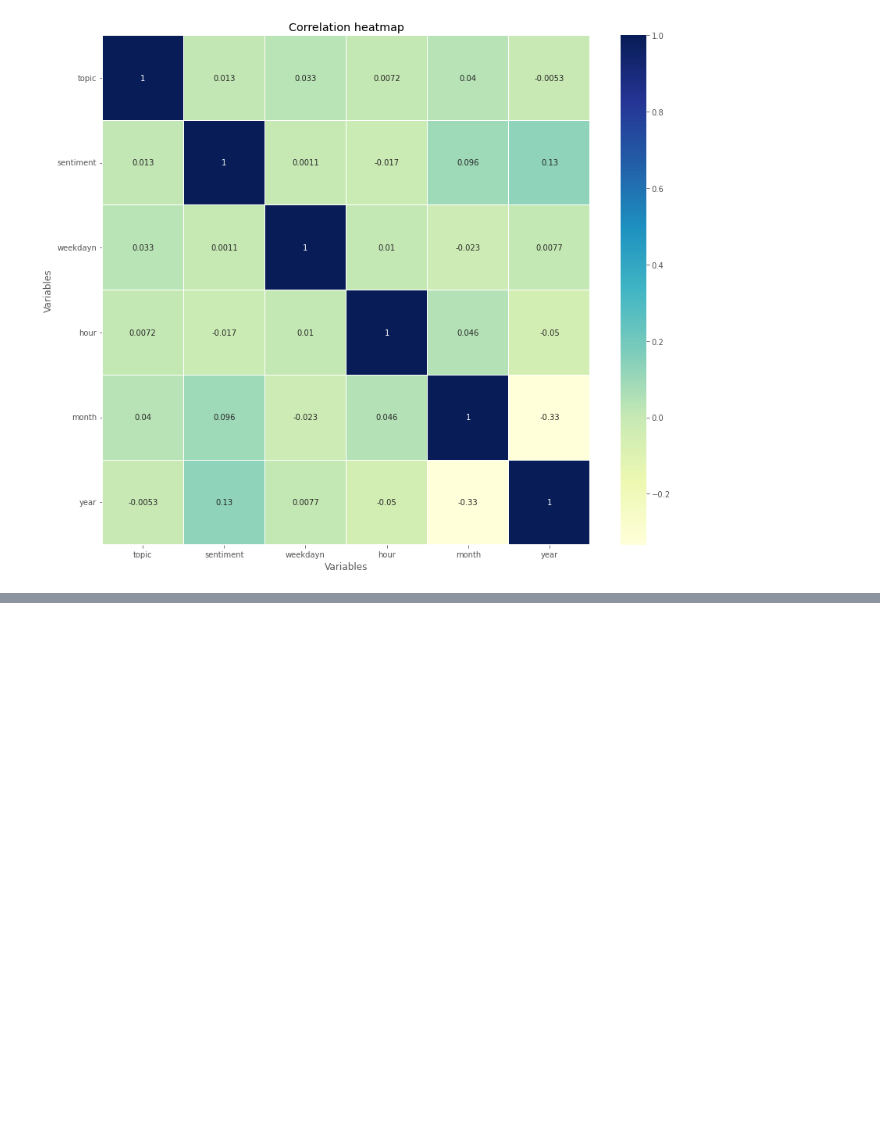
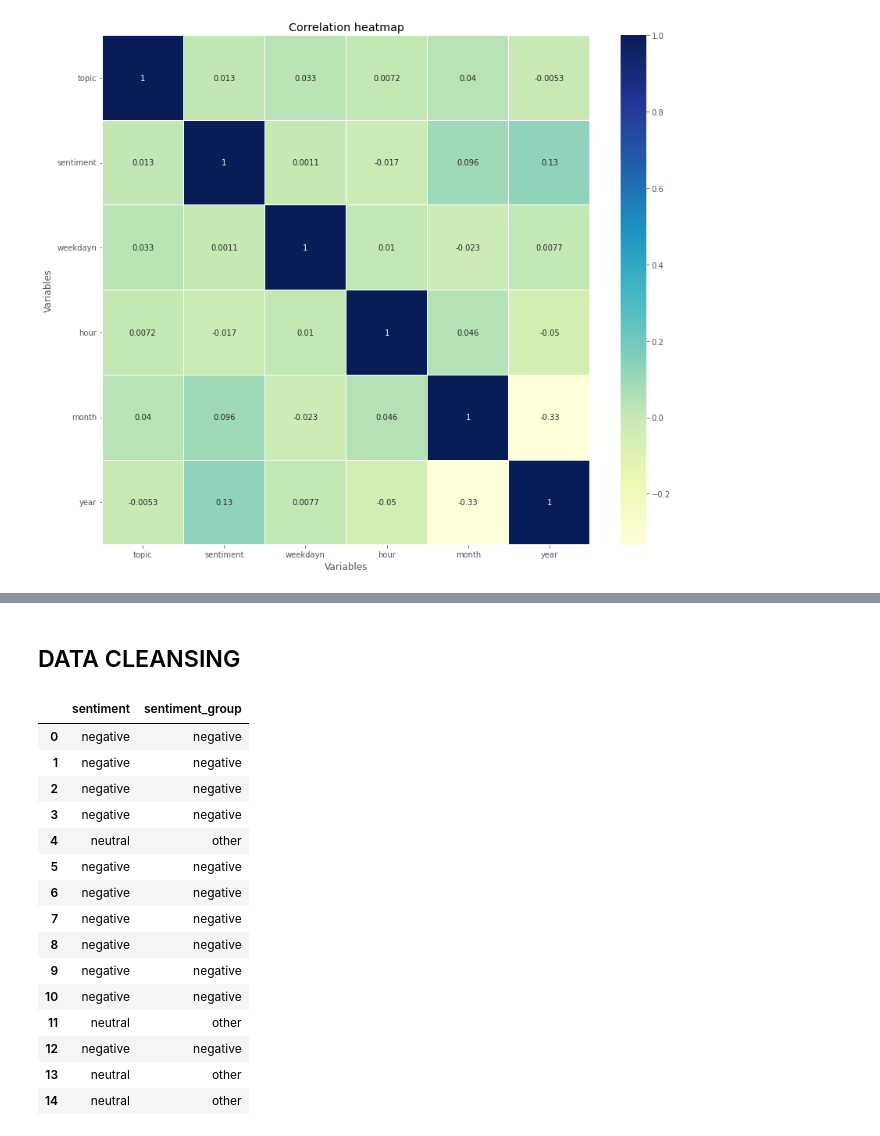
Before and after one commit to Himanshu-Dharma/Elon_bots_sentiment_analysis, a Jupyter notebook: tweetslalo.ipynb, the cells around one changed output, grey strips where cells are left out. Cells and saved outputs as stored; diff of their text form; code cells hidden in the pictures; blank space fills up the shorter version.

```diff
--- a/tweetslalo.ipynb
+++ b/tweetslalo.ipynb
@@ -588,3 +594,5 @@ fig.update_layout(margin={"r":0,"t":0,"l":0,"b":0})
 fig.show()
 # %% [output]
 [interactive output not drawn]
+# %% [markdown]
+## DATA CLEANSING
@@ -590,0 +605,24 @@ fig.show()
+# %%
+#Regroup of sentiment. We create a binary label: Negative and Other (combines Neutral and Positive)
+df_new = df
+df_new.loc[df_new["sentiment"].str.contains("negative"), 'sentiment_group'] = 'negative'
+df_new.loc[df_new["sentiment"].str.contains("positive|neutral"), 'sentiment_group'] = 'other'
+df = df_new
+df[['sentiment', 'sentiment_group']].head(15)
+# %% [output]
+|  | sentiment | sentiment_group |
+| 0 | negative | negative |
+| 1 | negative | negative |
+| 2 | negative | negative |
+| 3 | negative | negative |
+| 4 | neutral | other |
+| 5 | negative | negative |
+| 6 | negative | negative |
+| 7 | negative | negative |
+| 8 | negative | negative |
+| 9 | negative | negative |
+| 10 | negative | negative |
+| 11 | neutral | other |
+| 12 | negative | negative |
+| 13 | neutral | other |
+| 14 | neutral | other |
```
Also changed, not shown: parts of 13 cells of this notebook.
